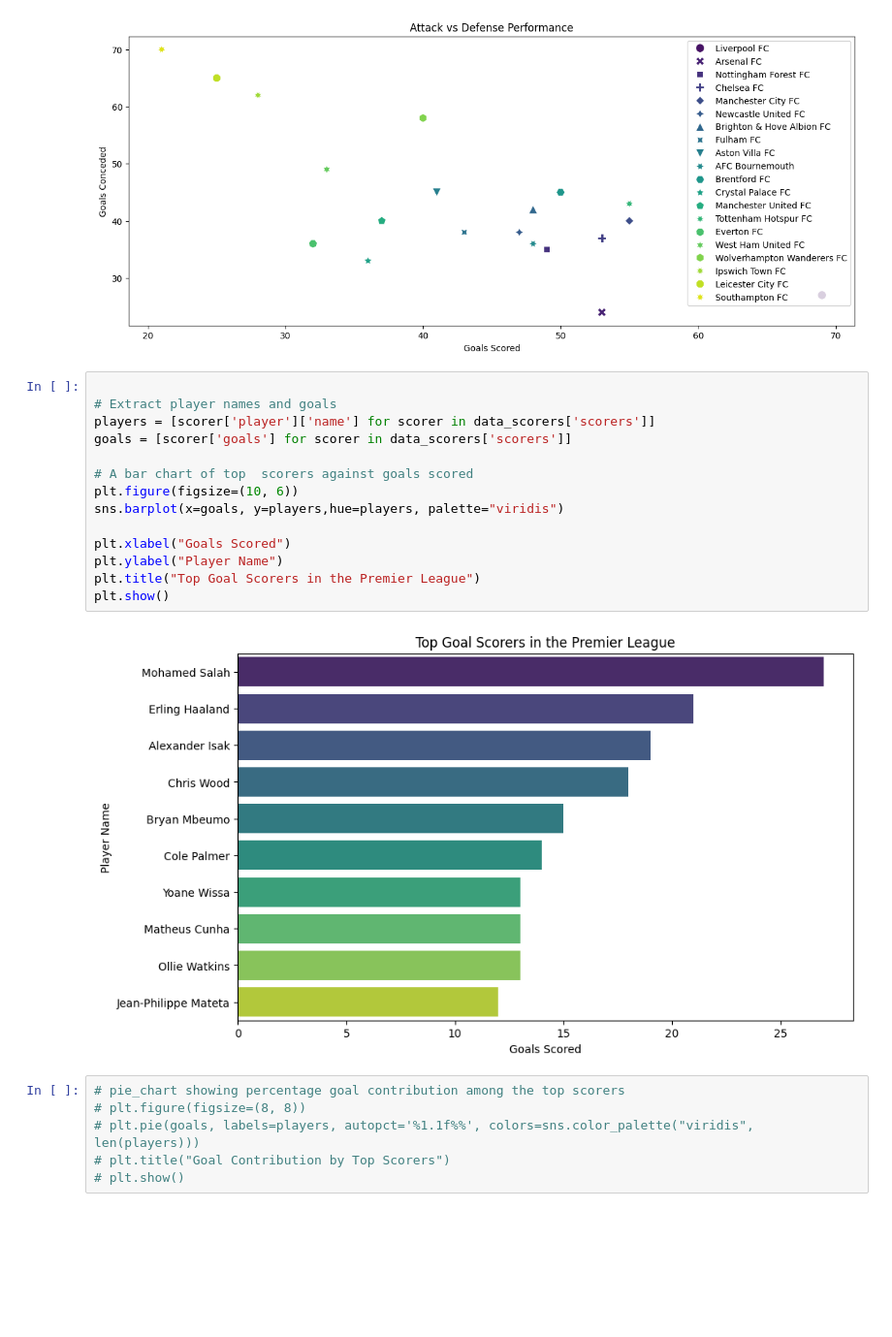
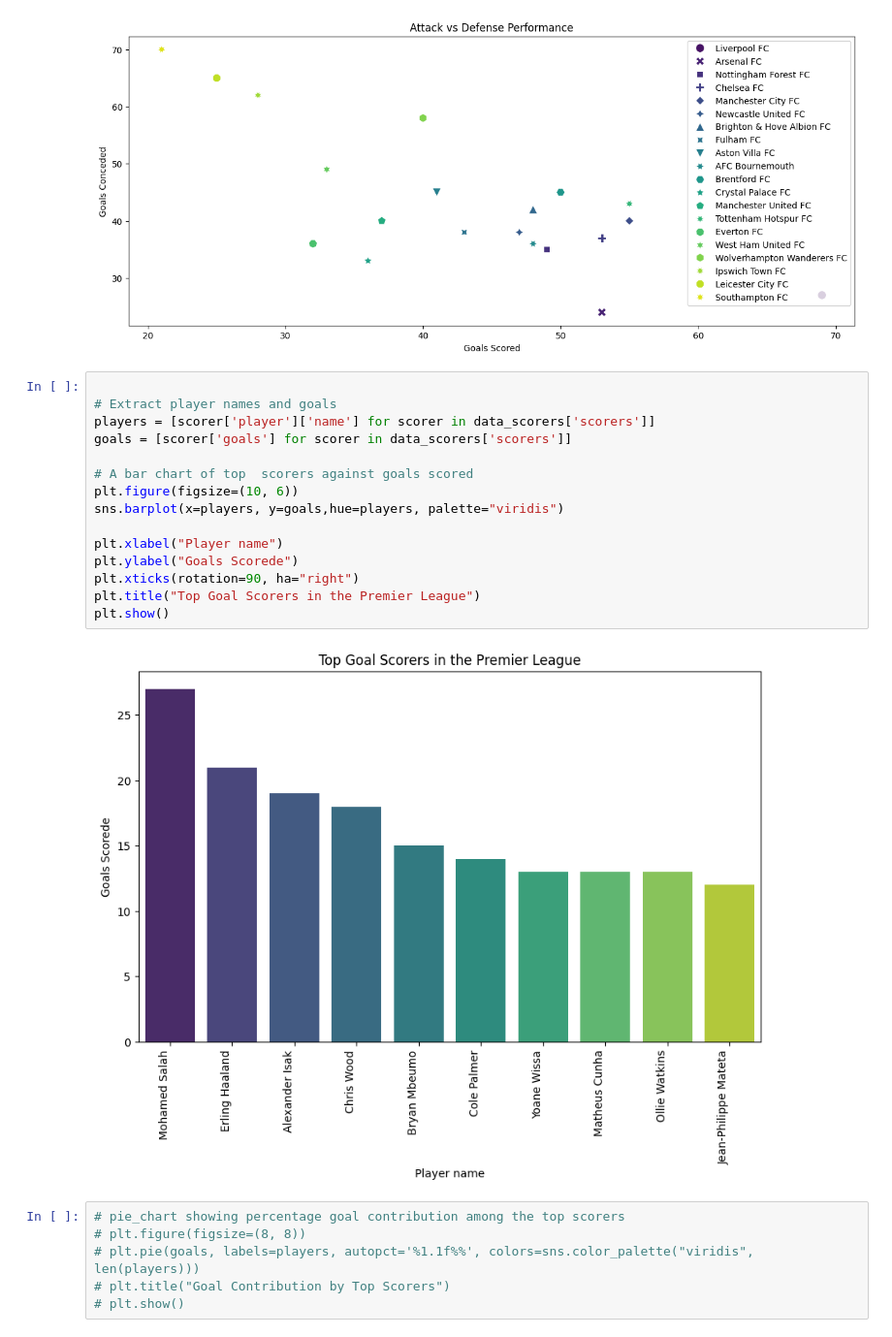
Before and after one commit to NGIYEG/Scientific-Computing, a Jupyter notebook: python_api_intro/python_api.ipynb, the cells around one changed output. Shown: that part at 97% size. Saved outputs shown, nothing was run; the diff lists cells and outputs as text; blank space fills up the shorter version.

```diff
--- a/python_api_intro/python_api.ipynb
+++ b/python_api_intro/python_api.ipynb
@@ -91,19 +91,20 @@ plt.show()
 # %%
 
 # Extract player names and goals
 players = [scorer['player']['name'] for scorer in data_scorers['scorers']]
 goals = [scorer['goals'] for scorer in data_scorers['scorers']]
 
 # A bar chart of top  scorers against goals scored
 plt.figure(figsize=(10, 6))
-sns.barplot(x=goals, y=players,hue=players, palette="viridis")
+sns.barplot(x=players, y=goals,hue=players, palette="viridis")
 
-plt.xlabel("Goals Scored")
-plt.ylabel("Player Name")
+plt.xlabel("Player name")
+plt.ylabel("Goals Scorede")
+plt.xticks(rotation=90, ha="right")
 plt.title("Top Goal Scorers in the Premier League")
 plt.show()
 # %% [output]
-[figure, old version]
+[figure, new version]
 # %%
 # pie_chart showing percentage goal contribution among the top scorers
 # plt.figure(figsize=(8, 8))
```
